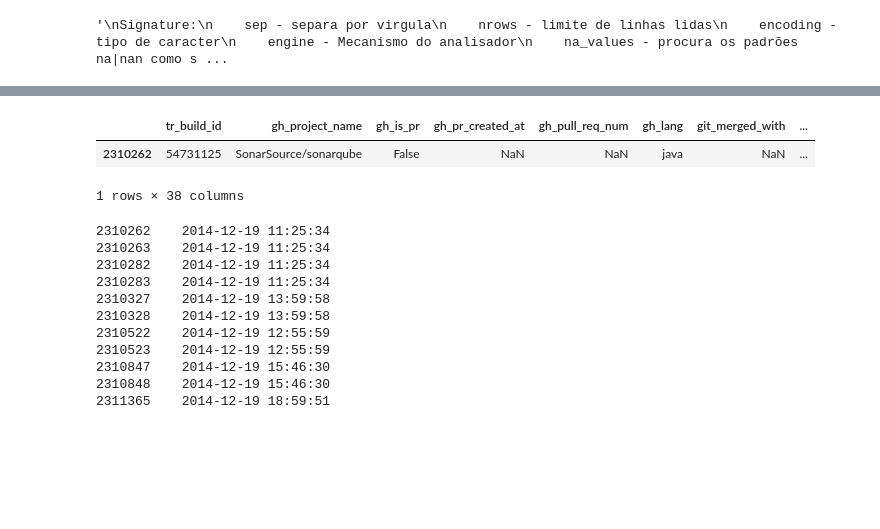
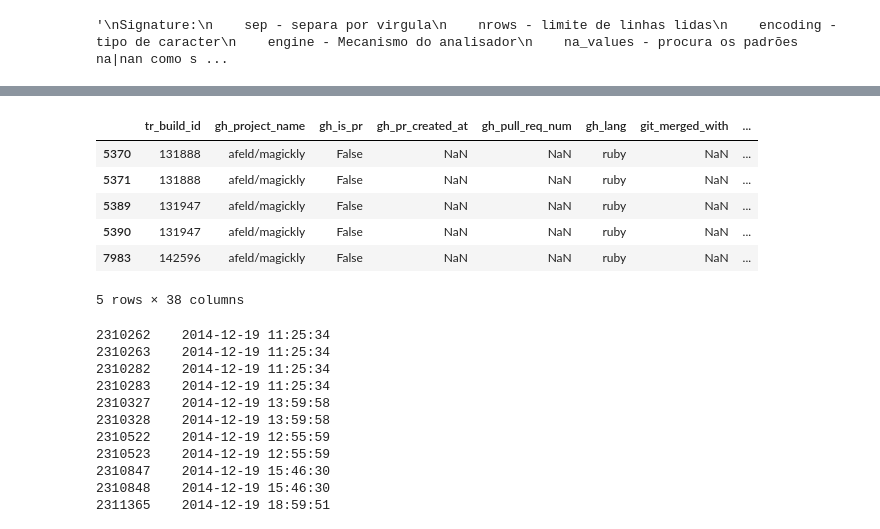
Before and after one commit to wagnernegrao/ci-analysis, a Jupyter notebook: CI_analysis.ipynb, the cells around one changed output, grey strips where cells are left out. Cells and saved outputs as stored; diff of their text form; code cells hidden in the pictures; blank space fills up the shorter version.

Commit message:
filtro para novo projeto

```diff
--- a/CI_analysis.ipynb
+++ b/CI_analysis.ipynb
@@ -52,7 +62,4 @@ def categorizaPush(valor):
 # %%
-df_java = dataset.loc[dataset['gh_lang']=='java'] # Filtro apenas linguagem java
+df_ruby = dataset.loc[dataset['gh_lang']=='ruby'] # Filtro apenas linguagem ruby
 
-df_java = df_java.loc[df_java['gh_project_name']=='SonarSource/sonarqube'] # Filtro penas o projeto SonarSource
-
-
-df_statusFail = df_java.loc[df_java['tr_status']=='failed'] # Filtra apenas as bulds quebradas
+df_ruby = df_java.loc[df_java['gh_project_name']=='rails/rails'] # Filtro penas o projeto SonarSource
@@ -59,9 +88,13 @@ df_statusFail = df_java.loc[df_java['tr_status']=='failed'] # Filtra apenas as b
 # %%
-df_java.loc[df_java['gh_num_commits_in_push'] > 0].head(1)
+df_ruby.loc[df_ruby['gh_num_commits_in_push'] > 0].head()
 # %% [output]
 |  | tr_build_id | gh_project_name | gh_is_pr | gh_pr_created_at | gh_pull_req_num | gh_lang | git_merged_with | ... |
-| 2310262 | 54731125 | SonarSource/sonarqube | False | NaN | NaN | java | NaN | ... |
+| 5370 | 131888 | afeld/magickly | False | NaN | NaN | ruby | NaN | ... |
+| 5371 | 131888 | afeld/magickly | False | NaN | NaN | ruby | NaN | ... |
+| 5389 | 131947 | afeld/magickly | False | NaN | NaN | ruby | NaN | ... |
+| 5390 | 131947 | afeld/magickly | False | NaN | NaN | ruby | NaN | ... |
+| 7983 | 142596 | afeld/magickly | False | NaN | NaN | ruby | NaN | ... |
-1 rows × 38 columns
+5 rows × 38 columns
 # %%
 test = df_java.gh_pushed_at
 
```
Also changed, not shown: parts of 7 cells of this notebook.
